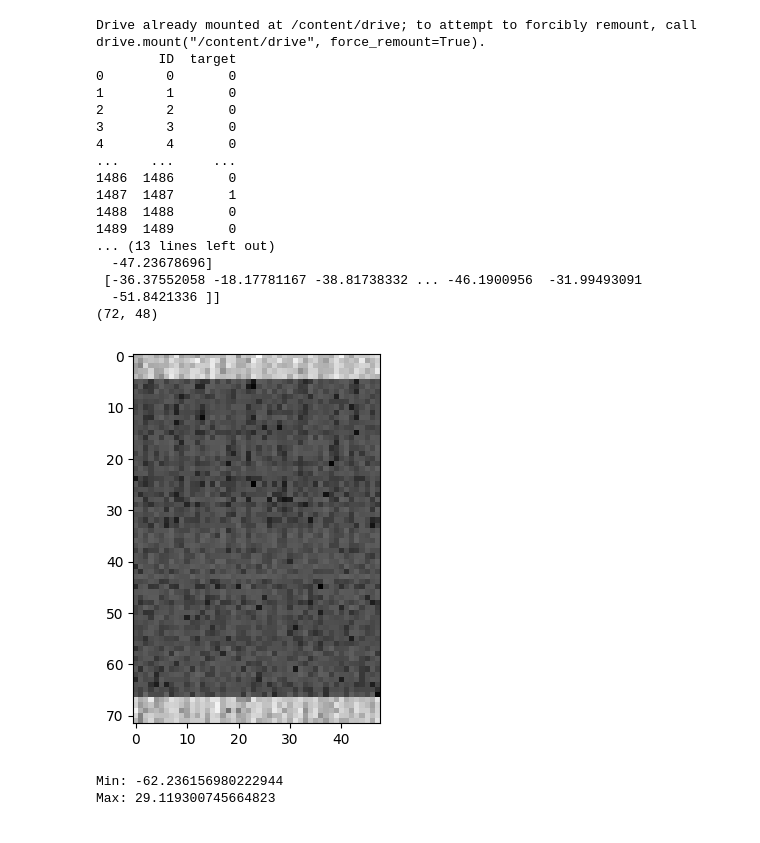
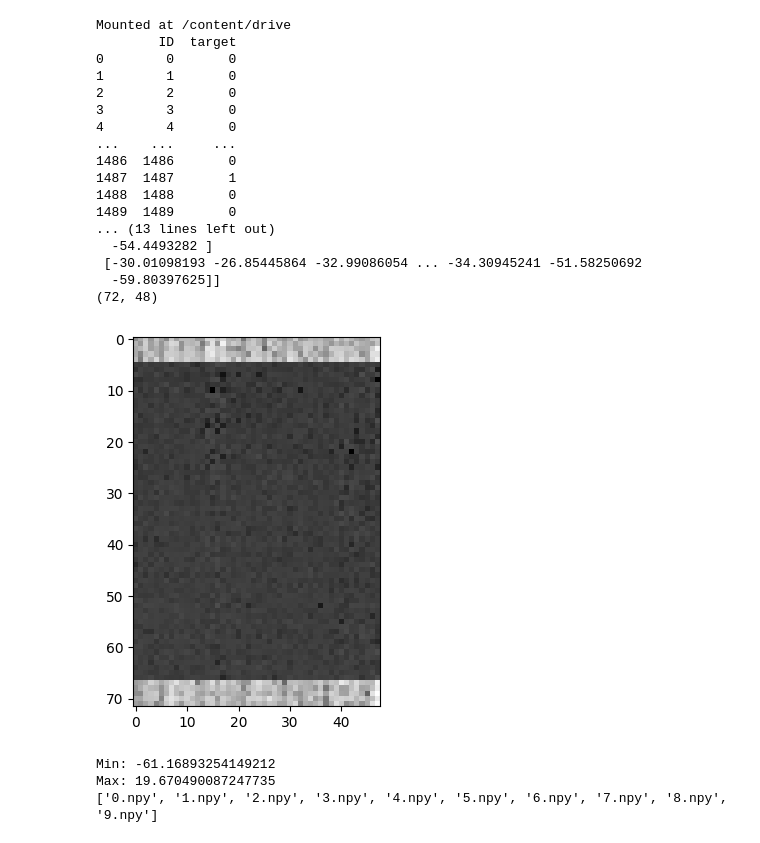
Before and after one commit to SimonParadise/MPA-MLF-Buchta-228812, a Jupyter notebook: MLF_project.ipynb, the cells around one changed output. Saved outputs shown, nothing was run; the diff lists cells and outputs as text; code cells hidden in the pictures.

```diff
--- a/MLF_project.ipynb
+++ b/MLF_project.ipynb
@@ -28,50 +28,47 @@ pd_dataset_train_label = pd.read_csv(label_path)
 print(pd_dataset_train_label)
 
 # load npy files for training
-files = [f for f in os.listdir(npy_path)]
+files = sorted([f for f in os.listdir(npy_path)], key=lambda f: int(f.replace('.npy', '')))
 
 file_path = os.path.join(npy_path, files[426])  # Create the full path to the .npy file
 data = np.load(file_path)
 
 # print data
 print(data)
 print(data.shape)
 
 # plotting 2D graph of values from one file
 plt.imshow(data, cmap='binary')  # 'binary' gives a two-color map (black and white)
 plt.show()
 
 # checking for a range
 print("Min:", data.min())
 print("Max:", data.max())
 
-# preparing list for the files from the Train folder
-# Load each file and collect into a list
-data_list = [np.load(os.path.join(npy_path, f)) for f in files]
-#X_train_scaled =
-
-#list_of_files = [np.load(folder_path + '/' + npy_file) for npy_file in npy_files]
+# showing how the npy train data are in the files:
+print(files[:10])
 # %% [output]
-Drive already mounted at /content/drive; to attempt to forcibly remount, call drive.mount("/content/drive", force_remount=True).
+Mounted at /content/drive
         ID  target
 0        0       0
 1        1       0
 2        2       0
 3        3       0
 4        4       0
 ...    ...     ...
 1486  1486       0
 1487  1487       1
 1488  1488       0
 1489  1489       0
 ... (13 lines left out)
-  -47.23678696]
- [-36.37552058 -18.17781167 -38.81738332 ... -46.1900956  -31.99493091
-  -51.8421336 ]]
+  -54.4493282 ]
+ [-30.01098193 -26.85445864 -32.99086054 ... -34.30945241 -51.58250692
+  -59.80397625]]
 (72, 48)
-[figure, old version]
+[figure, new version]
-Min: -62.236156980222944
-Max: 29.119300745664823
+Min: -61.16893254149212
+Max: 19.670490087247735
+['0.npy', '1.npy', '2.npy', '3.npy', '4.npy', '5.npy', '6.npy', '7.npy', '8.npy', '9.npy']
 # %%
 # preparing list for the files from the Train folder
 # Load each file and collect into a list
```
Also changed, not shown: parts of 6 cells of this notebook.
